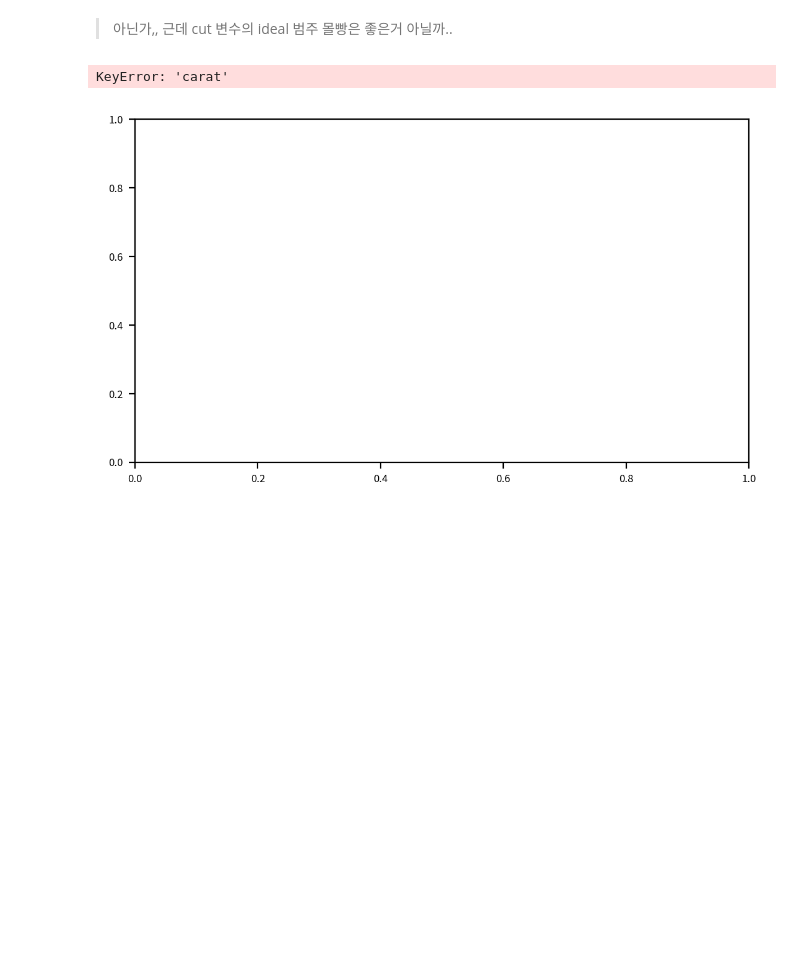
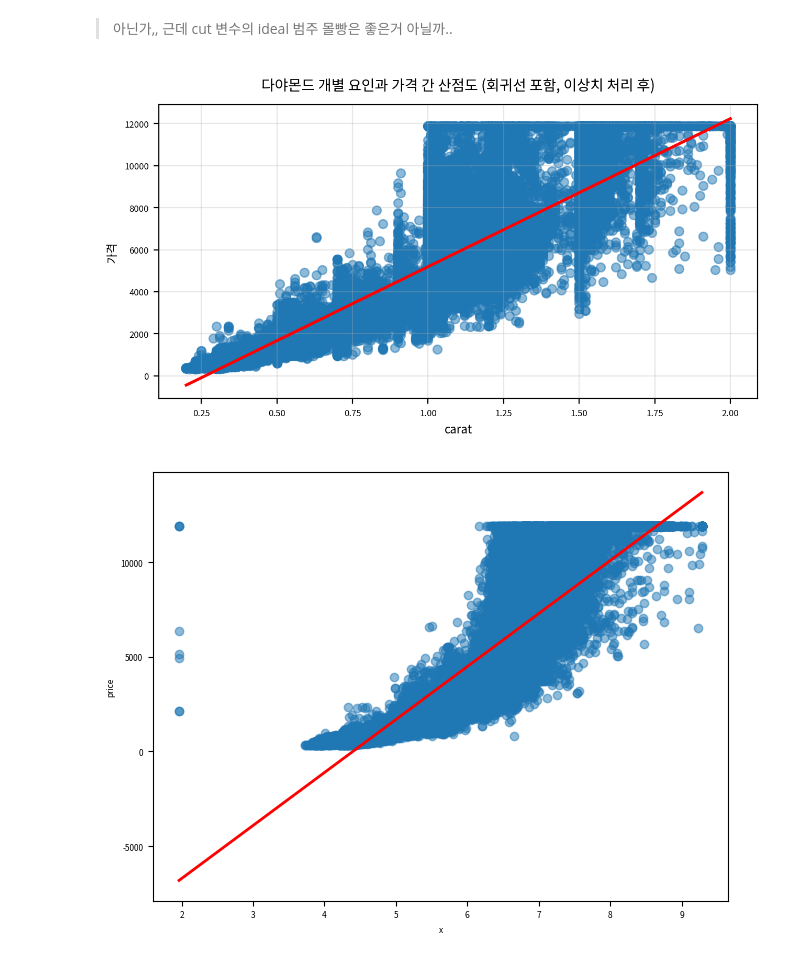
Before and after one commit to mvnvouno/python-study, a Jupyter notebook: Data Analysis Basic/12-회귀분석/연구과제(12-4)_Diamonds_다중선형회귀분석.ipynb, the cells around one changed output. Drawn from its saved outputs; the diff is of its cells as text; code cells hidden in the pictures; blank space fills up the shorter version.

```diff
--- a/Data Analysis Basic/12-회귀분석/연구과제(12-4)_Diamonds_다중선형회귀분석.ipynb
+++ b/Data Analysis Basic/12-회귀분석/연구과제(12-4)_Diamonds_다중선형회귀분석.ipynb
@@ -15,7 +15,7 @@
 
 ## 미션 1. 데이터 신뢰도 (전처리 과정)
 # %%
-origin = load_df2('Diamonds')
+origin = load_data('Diamonds')
 
 print("\n===== 데이터 크기 확인 =====")
 print(f"데이터셋 크기: {origin.shape}")
@@ -192,7 +193,7 @@ fig, ax = plt.subplots(rows, cols, figsize = figsize, dpi = my_dpi)
 # 2) 산점도 그래프(Reg Plot) 그리기 (회귀선 포함)
     # regplot()은 hue 파라미터를 지원 안한다 ㅠ
 for i in num:
-    sb.regplot(df2 = df, x = i, y = 'price',
+    sb.regplot(data = df, x = i, y = 'price',
             scatter_kws = {'alpha': 0.5},
             line_kws={'color': 'red', 'linewidth': 2})
 
@@ -240,11 +243,11 @@ df.describe(include='object')
 # %%
 not_xnum = ['cut', 'color', 'clarity']
-df2 = df.drop(not_xnum, axis=1)
-# df2
+df3 = df.drop(not_xnum, axis=1)
+# df3
 
-for line in df2.columns:
-    q1 = df2[line].quantile(0.25)
-    q3 = df2[line].quantile(0.75)
+for line in df3.columns:
+    q1 = df3[line].quantile(0.25)
+    q3 = df3[line].quantile(0.75)
     iqr = q3 - q1
     outline_min = q1 - iqr * 1.5
     outline_max = q3 + iqr * 1.5
@@ -252,8 +255,8 @@ for line in df2.columns:
     print(f"{line} 하한 극단치 경계:", outline_min)
     print(f"{line} 상한 극단치 경계:", outline_max)
 
-    df2.loc[df[line] < outline_min, line] = outline_min
-    df2.loc[df[line] > outline_max, line] = outline_max
+    df3.loc[df[line] < outline_min, line] = outline_min
+    df3.loc[df[line] > outline_max, line] = outline_max
 # %% [output]
 price 하한 극단치 경계: -5611.375
 price 상한 극단치 경계: 11885.625
@@ -622,31 +609,31 @@ plt.close()                  # 그래프 작업 종료
 # %%
 num = ['carat', 'x', 'y', 'z', 'depth', 'table', 'vol']
 
 # 1) 그래프 초기화
 width_px = 1280             # 그래프 가로 크기
 height_px = 720             # 그래프 세로 크기
 rows = 1                    # 그래프 행 수
 cols = 1                    # 그래프 열 수
 figsize = (width_px / my_dpi, height_px / my_dpi)
 fig, ax = plt.subplots(rows, cols, figsize = figsize, dpi = my_dpi)
 
 # 2) 산점도 그래프(Reg Plot) 그리기 (회귀선 포함)
     # regplot()은 hue 파라미터를 지원 안한다 ㅠ
 for i in num:
-    sb.regplot(data = df2, x = i, y = 'price',
+    sb.regplot(data = df3, x = i, y = 'price',
             scatter_kws = {'alpha': 0.5},
             line_kws={'color': 'red', 'linewidth': 2})
 
     # 3) 그래프 꾸미기:
     ax.set_title('다야몬드 개별 요인과 가격 간 산점도 (회귀선 포함, 이상치 처리 후)', fontsize=10, pad=10)
     ax.set_xlabel(i, fontsize=8)
     ax.set_ylabel('가격', fontsize=8)
     ax.grid(True, alpha=0.3)     # 배경, 격자 표시/숨김
 
     # 4) 출력
     plt.tight_layout()           # 여백 제거
     plt.show()                   # 그래프 화면 출력
     plt.close()                  # 그래프 작업 종료
 # %% [output]
-KeyError: 'carat'
-[figure, old version]
+[figure, new version]
+[figure, added]
```
Also changed, not shown: parts of 16 cells of this notebook, 1 other file.
